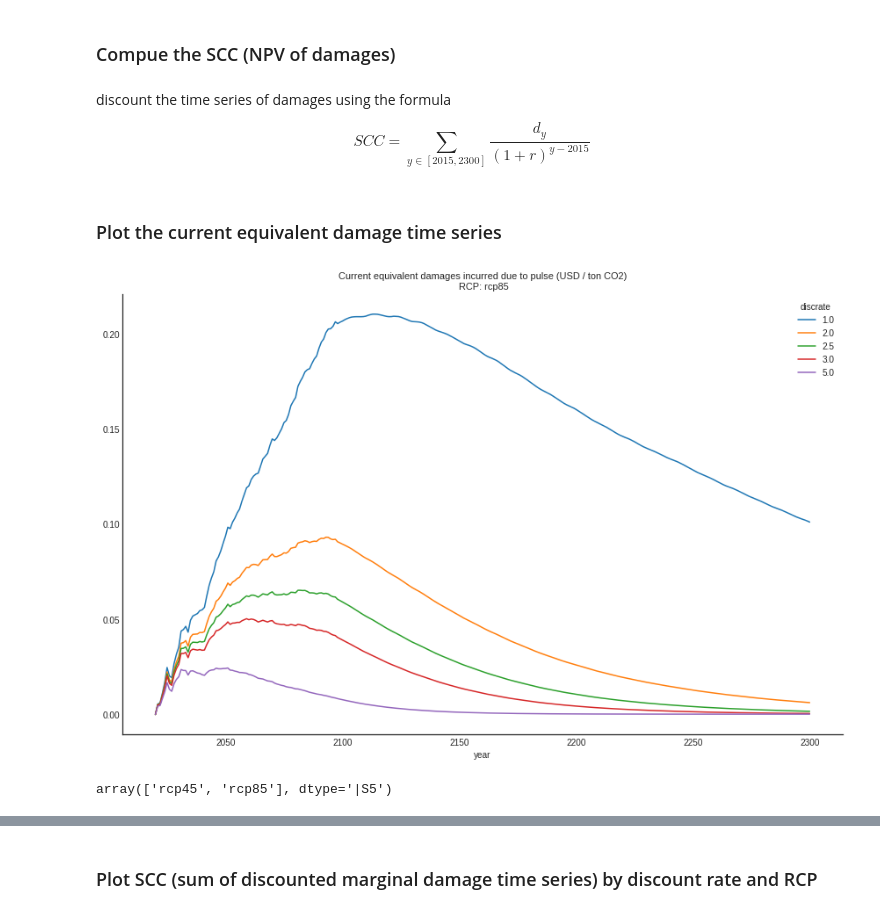
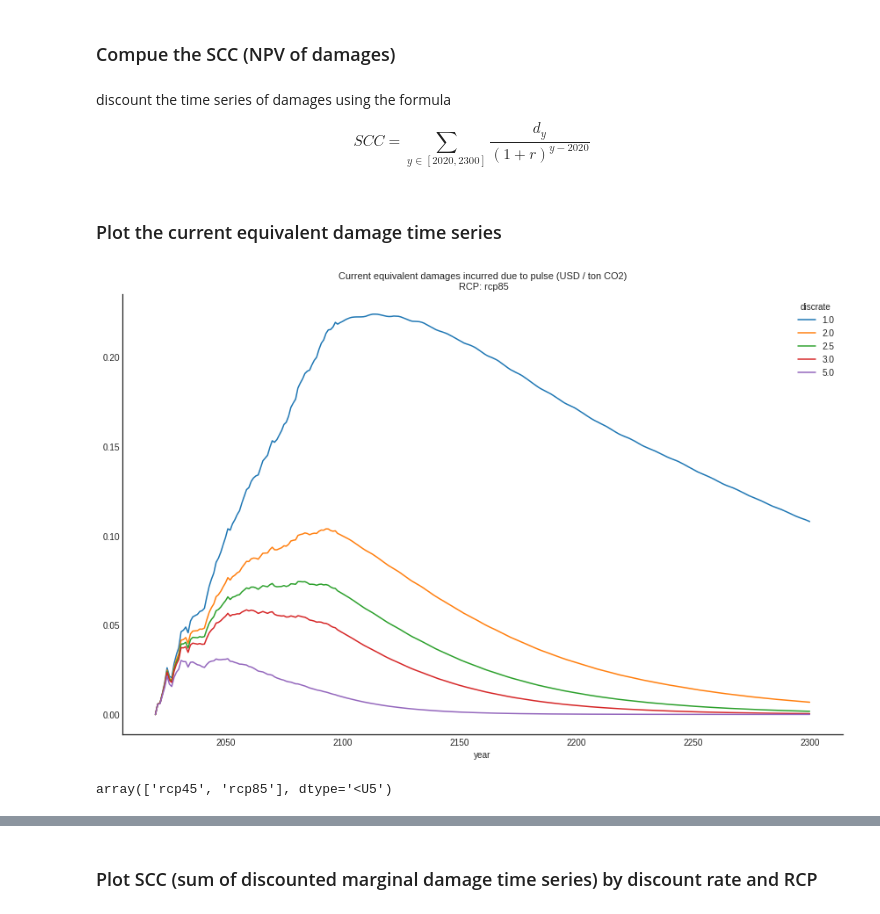
Before and after one commit to ClimateImpactLab/labor-code-release-2020, a Jupyter notebook: 4_post_projection/no_cons/2_scc/compute_scc_extrapolate_post_2100.ipynb, the cells around one changed output, grey strips where cells are left out. Cells and saved outputs as stored; diff of their text form; code cells hidden in the pictures.

```diff
--- a/4_post_projection/no_cons/2_scc/compute_scc_extrapolate_post_2100.ipynb
+++ b/4_post_projection/no_cons/2_scc/compute_scc_extrapolate_post_2100.ipynb
@@ -196,7 +197,7 @@ Data variables:
 ####### Change stuff here to deal with placeholders
 coeffs_all_years = (
     ds.to_array(dim='variable').to_series().unstack('year')
-    .reindex(list(range(2015, 2301)), axis=1)
+    .reindex(list(range(2020, 2301)), axis=1)
     .stack('year')
     .unstack('coeff')
     .to_xarray()
@@ -267,7 +268,7 @@ if generate_plots:
             axes[0,0].plot(
                 temps.values,
                 spaghetti.sel(year=y).values,
-                color=matplotlib.cm.Blues_r((y-2015.0)/(2200-2000)),
+                color=matplotlib.cm.Blues_r((y-2020.0)/(2200-2000)),
                 label=int(y)))
 
     axes[0,0].set_facecolor('white')
@@ -326,7 +327,7 @@ if generate_plots:
             axes[0,0].plot(
                 temps.values,
                 spaghetti.sel(year=y).values,
-                color=matplotlib.cm.Blues_r((y-2015.0)/(2300-2000)),
+                color=matplotlib.cm.Blues_r((y-2020.0)/(2300-2000)),
                 label=int(y)))
 
     axes[0,0].set_facecolor('white')
@@ -479,43 +480,43 @@ if generate_plots:
 # %% [markdown]
 discount the time series of damages using the formula
 
-$$SCC=\sum_{y\in\left[2015, 2300\right]}{\frac{d_y}{\left({1+r}\right)^{y-2015}}}$$
+$$SCC=\sum_{y\in\left[2020, 2300\right]}{\frac{d_y}{\left({1+r}\right)^{y-2020}}}$$
 # %% [markdown]
 ### Plot the current equivalent damage time series
 # %%
 # Potential change spot!!!!
 # Growth_rate is the energy price scenario -- change for given sector's needs
 
 discrates = [1.,2.0, 2.5, 3., 5.]
 
 discdata = []
 for r in discrates:
-    discdata.append(damages / (1+r/100)**(damages.year - 2015))
+    discdata.append(damages / (1+r/100)**(damages.year - 2020))
 
 current_equivalent_damages = xr.concat(discdata, dim=pd.Index(discrates, name='discrate'))
 
 rcp = 'rcp85'
 if generate_plots:
     fig, axes = plt.subplots((numvars+1)//2, min(2, numvars), figsize=(12, 8))
 
     if numvars == 1:
         axes = np.array([[axes]])
 
     (current_equivalent_damages.sel(rcp=rcp) * MAGNITUDE_OF_DAMAGES * CONVERSION).diff(dim='pulse').sel(pulse='pulse').plot.line(x='year', ax=axes[0,0])
     axes[0,0].axes.set_title(
         'Current equivalent damages incurred due to pulse (USD / ton CO2)\n RCP: {}'.format(rcp),
         size=11)
 
     sns.despine()
     plt.tight_layout()
 #     plt.savefig('{}/current_equivalent_damage_projections_pulse_{}_{}_{}-fixed-{}.pdf'.format(OUTPUT_path, specification, version, damage_func_form, hold_2099_damages_fixed))
     # plt.savefig('../outputs/images/current_equivalent_damage_projections_pulse_{}_{}.pdf'.format(specification, version))
 # %% [output]
-[figure, old version]
+[figure, new version]
 # %%
 current_equivalent_damages['rcp'].values
 # %% [output]
-array(['rcp45', 'rcp85'], dtype='|S5')
+array(['rcp45', 'rcp85'], dtype='<U5')
 # %%
 # Look at 0.5% discount rate
 # Potential change spot!!!!
```
Also changed, not shown: parts of 23 cells of this notebook, 25 other files.
